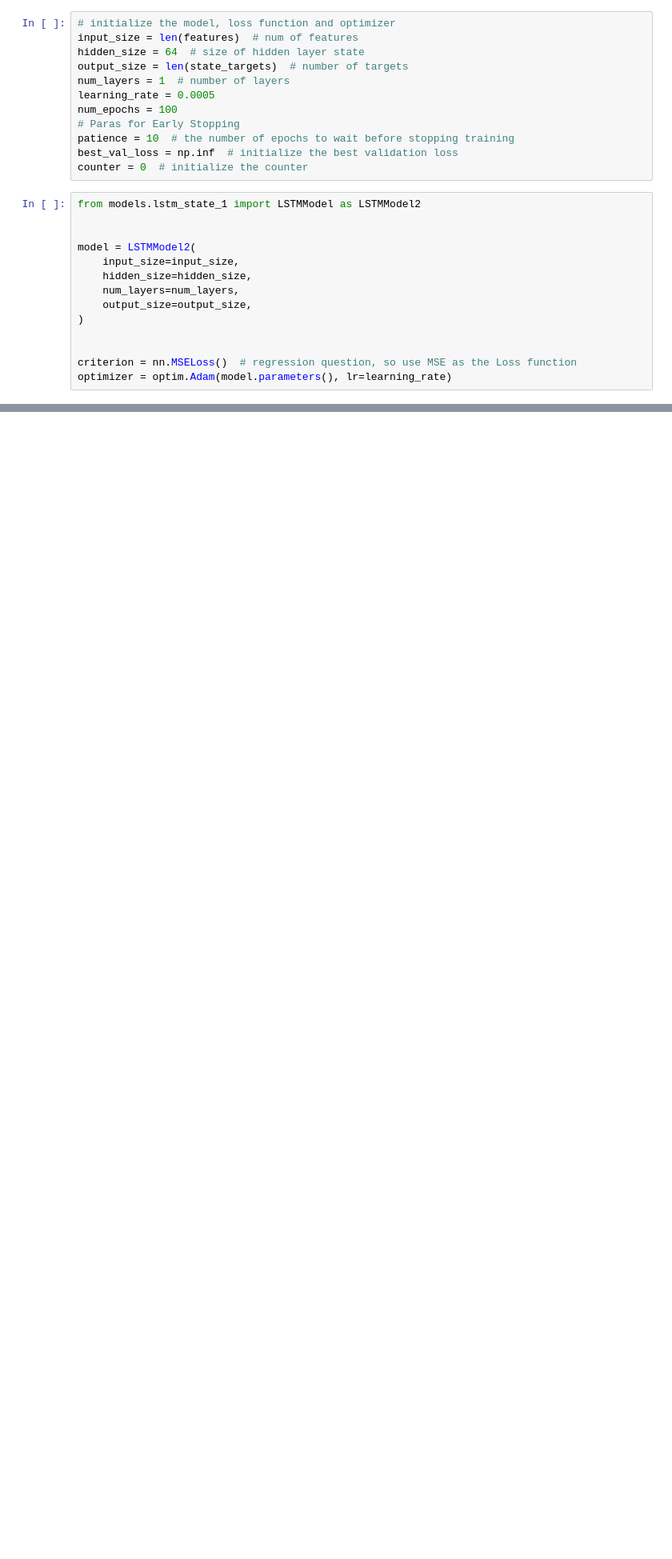
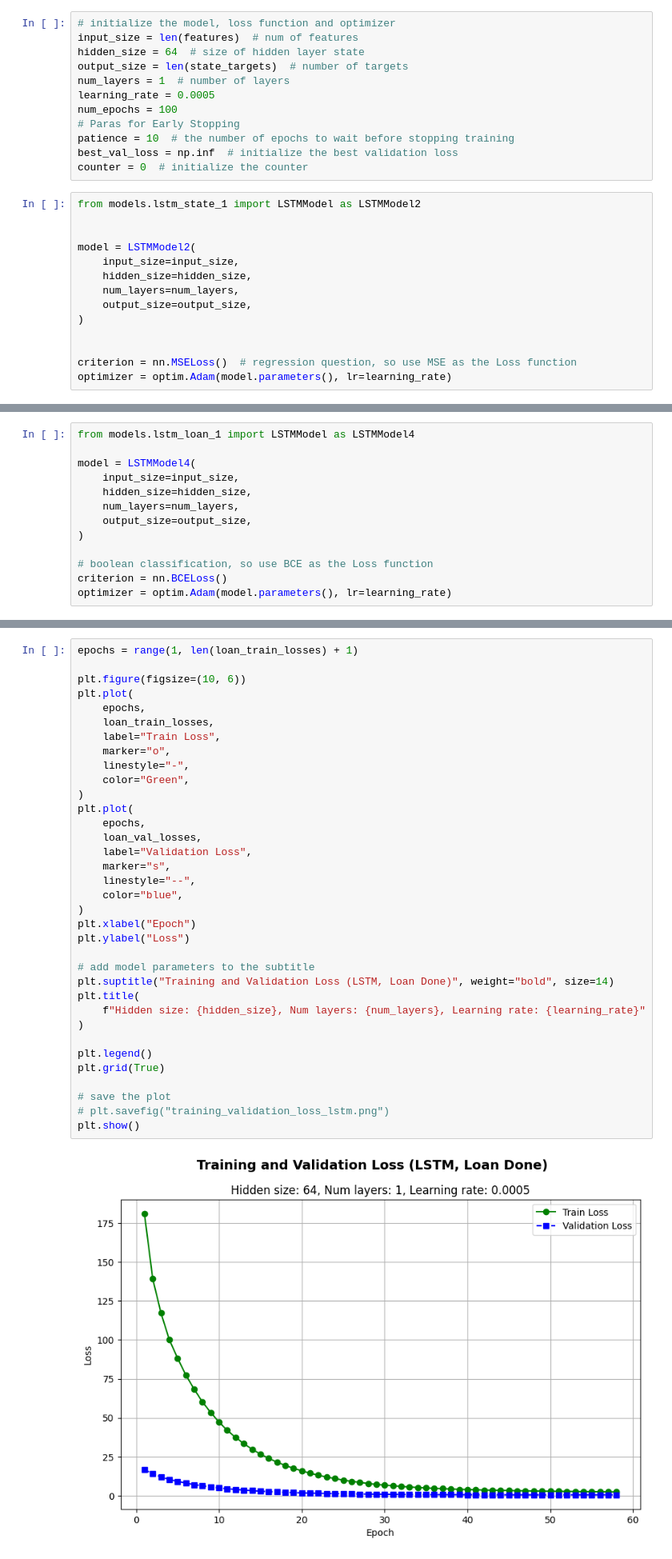
Before and after one commit to QianZeHao123/LoanRL, a Jupyter notebook: FINAL_3_LSTM_multi_training.ipynb, the cells around one changed output, grey strips where cells are left out. Shown at 80% size. Saved outputs shown, nothing was run; the diff lists cells and outputs as text; blank space fills up the shorter version.

```diff
--- a/FINAL_3_LSTM_multi_training.ipynb
+++ b/FINAL_3_LSTM_multi_training.ipynb
@@ -388,0 +622,13 @@ plt.show()
+# %%
+from models.lstm_loan_1 import LSTMModel as LSTMModel4
+
+model = LSTMModel4(
+    input_size=input_size,
+    hidden_size=hidden_size,
+    num_layers=num_layers,
+    output_size=output_size,
+)
+
+# boolean classification, so use BCE as the Loss function
+criterion = nn.BCELoss()
+optimizer = optim.Adam(model.parameters(), lr=learning_rate)
@@ -388,0 +701,37 @@ plt.show()
+# %%
+epochs = range(1, len(loan_train_losses) + 1)
+
+plt.figure(figsize=(10, 6))
+plt.plot(
+    epochs,
+    loan_train_losses,
+    label="Train Loss",
+    marker="o",
+    linestyle="-",
+    color="Green",
+)
+plt.plot(
+    epochs,
+    loan_val_losses,
+    label="Validation Loss",
+    marker="s",
+    linestyle="--",
+    color="blue",
+)
+plt.xlabel("Epoch")
+plt.ylabel("Loss")
+
+# add model parameters to the subtitle
+plt.suptitle("Training and Validation Loss (LSTM, Loan Done)", weight="bold", size=14)
+plt.title(
+    f"Hidden size: {hidden_size}, Num layers: {num_layers}, Learning rate: {learning_rate}"
+)
+
+plt.legend()
+plt.grid(True)
+
+# save the plot
+# plt.savefig("training_validation_loss_lstm.png")
+plt.show()
+# %% [output]
+[figure, added]
```
Also changed, not shown: parts of 18 cells of this notebook.
